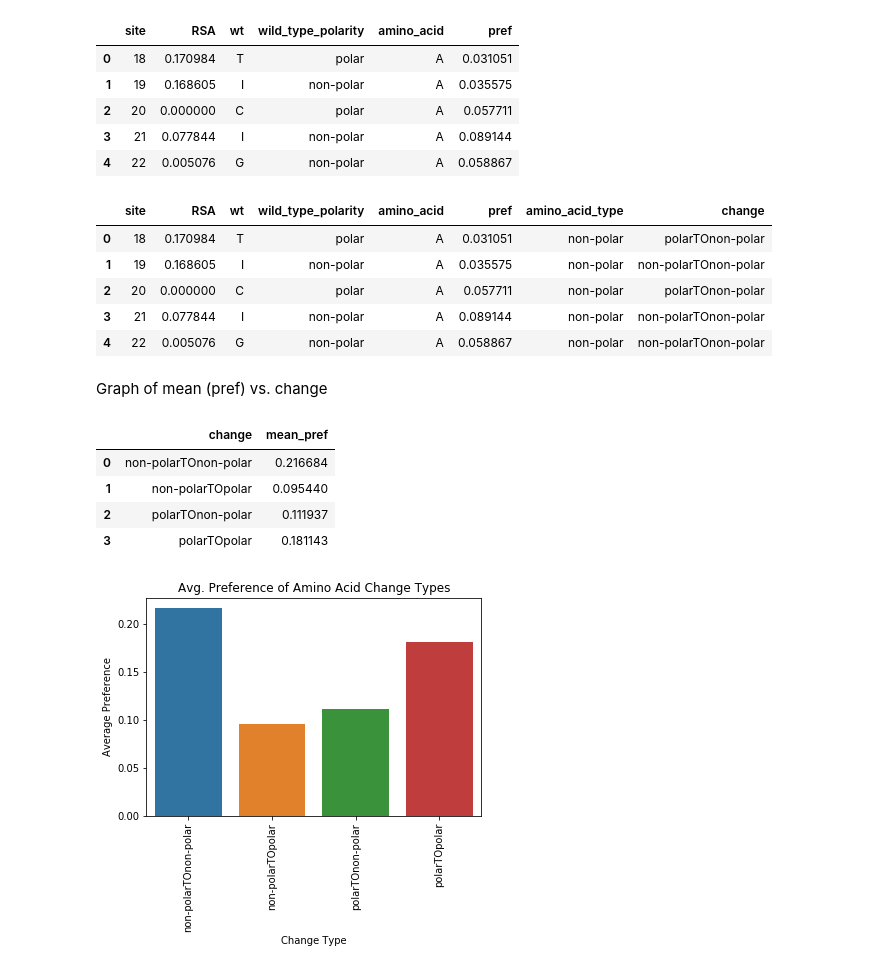
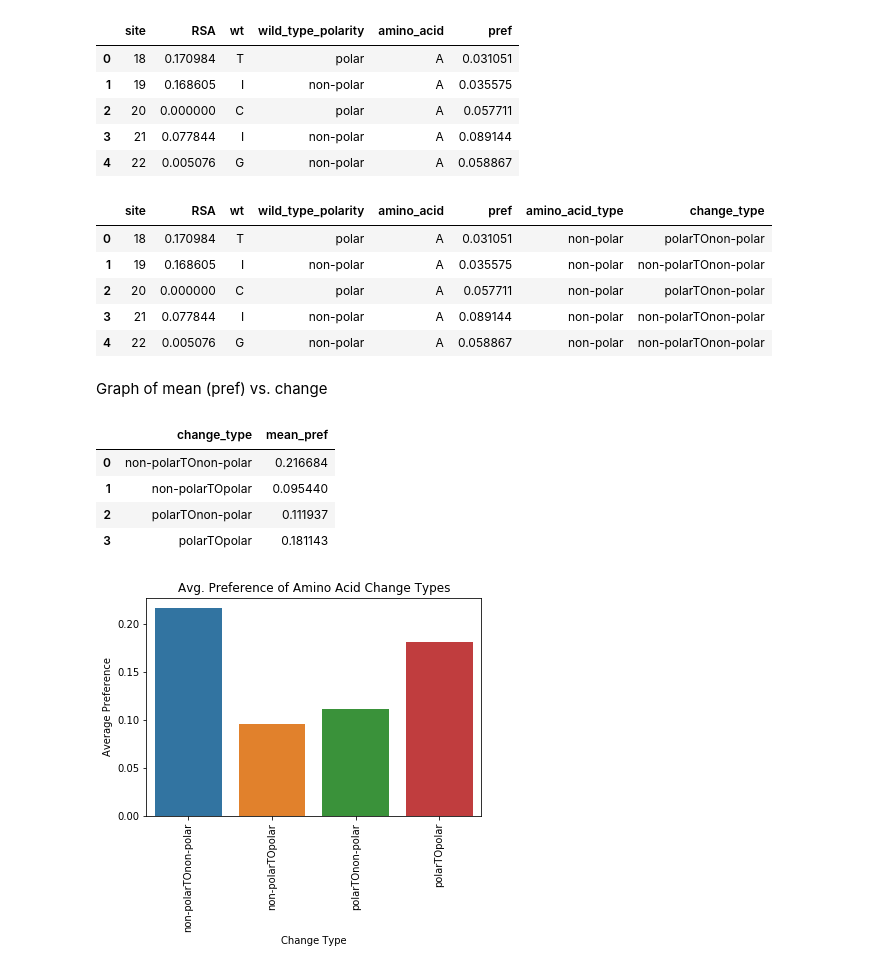
Before and after one commit to hutch-gwc/Rosalind, a Jupyter notebook: secondarystructure_190219.ipynb, the cells around one changed output. Saved outputs shown, nothing was run; the diff lists cells and outputs as text; code cells hidden in the pictures.

Commit message:
cleaned up dataframe names

```diff
--- a/secondarystructure_190219.ipynb
+++ b/secondarystructure_190219.ipynb
@@ -151,10 +151,10 @@ df2.head()
 | 4 | 22 | 0.005076 | G | non-polar | A | 0.058867 |
 # %%
 df2["amino_acid_type"] = df2["amino_acid"].apply(lambda x: classification[x])
-df2["change"] = df2[["wild_type_polarity", "amino_acid_type"]].apply(lambda x: "{0}TO{1}".format(x[0], x[1]), axis =1)
+df2["change_type"] = df2[["wild_type_polarity", "amino_acid_type"]].apply(lambda x: "{0}TO{1}".format(x[0], x[1]), axis =1)
 df2.head()
 # %% [output]
-|  | site | RSA | wt | wild_type_polarity | amino_acid | pref | amino_acid_type | change |
+|  | site | RSA | wt | wild_type_polarity | amino_acid | pref | amino_acid_type | change_type |
 | 0 | 18 | 0.170984 | T | polar | A | 0.031051 | non-polar | polarTOnon-polar |
 | 1 | 19 | 0.168605 | I | non-polar | A | 0.035575 | non-polar | non-polarTOnon-polar |
 | 2 | 20 | 0.000000 | C | polar | A | 0.057711 | non-polar | polarTOnon-polar |
@@ -164,13 +164,13 @@ df2.head()
 Graph of mean (pref) vs. change
 # %%
 temp = []
-for name, group in df2.groupby(["change"]):
+for name, group in df2.groupby(["change_type"]):
     new_pref = group["pref"].mean()
     temp.append([name, new_pref])
-temp = pd.DataFrame(temp, columns = ["change", "mean_pref"])
+temp = pd.DataFrame(temp, columns = ["change_type", "mean_pref"])
 temp.head()
 # %% [output]
-|  | change | mean_pref |
+|  | change_type | mean_pref |
 | 0 | non-polarTOnon-polar | 0.216684 |
 | 1 | non-polarTOpolar | 0.095440 |
 | 2 | polarTOnon-polar | 0.111937 |
```
Also changed, not shown: parts of 6 cells of this notebook.
